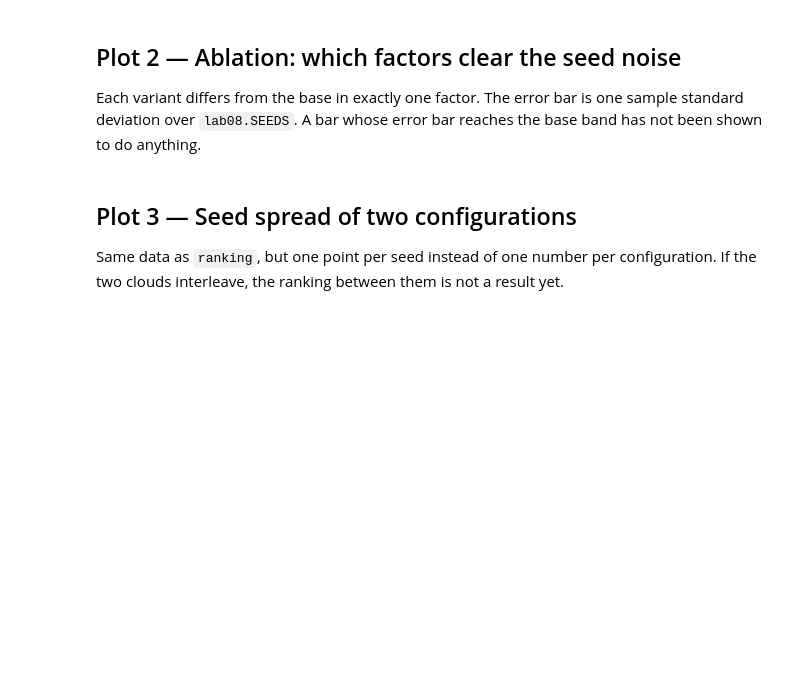
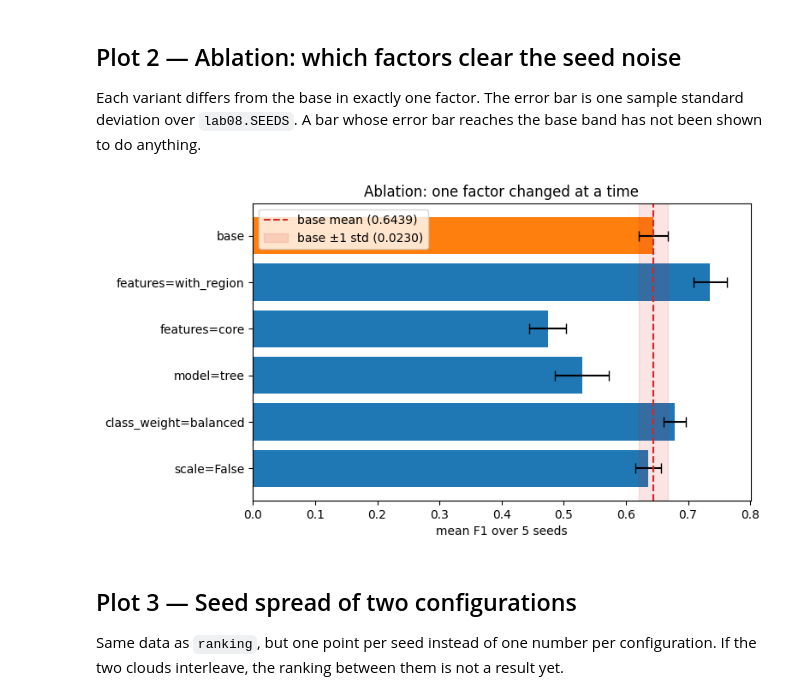
Before and after one commit to rhddnjs1974/machine-learning-project, a Jupyter notebook: lab08/notebooks/lab08_experiments.ipynb, the cells around one changed output. Saved outputs shown, nothing was run; the diff lists cells and outputs as text; code cells hidden in the pictures; blank space fills up the shorter version.

```diff
--- a/lab08/notebooks/lab08_experiments.ipynb
+++ b/lab08/notebooks/lab08_experiments.ipynb
@@ -57,3 +84,27 @@ do anything.
+# %%
+# ============ TODO (Plot 2) ============
+# Horizontal bar chart of mean F1 per variant from `ablation`, with +-1 std error bars.
+# Draw the base mean as a vertical line and its +-1 std as a shaded band.
+# =======================================
+order = list(ablation.index)[::-1]
+means = ablation.loc[order, 'mean'].to_numpy()
+stds = ablation.loc[order, 'std'].to_numpy()
+base_mean = ablation.loc['base', 'mean']
+base_std = ablation.loc['base', 'std']
+
+fig, ax = plt.subplots(figsize=(7.5, 4.5))
+ax.barh(order, means, xerr=stds, capsize=4,
+        color=['tab:orange' if v == 'base' else 'tab:blue' for v in order])
+ax.axvline(base_mean, color='tab:red', linestyle='--', label=f'base mean ({base_mean:.4f})')
+ax.axvspan(base_mean-base_std, base_mean+base_std, color='tab:red', alpha=0.12,
+           label=f'base ±1 std ({base_std:.4f})')
+ax.set_xlabel('mean F1 over 5 seeds')
+ax.set_title('Ablation: one factor changed at a time')
+ax.legend(loc='upper left')
+plt.savefig('fig2.png', dpi=150, bbox_inches='tight')
+plt.show()
+# %% [output]
+[figure, added]
 # %% [markdown]
 ## Plot 3 — Seed spread of two configurations
 
```
Also changed, not shown: parts of 6 cells of this notebook, 6 other files.
